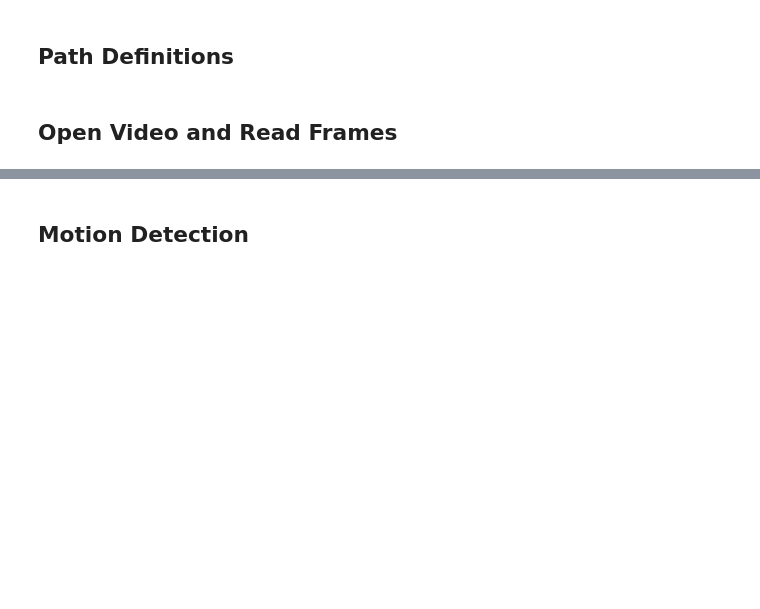
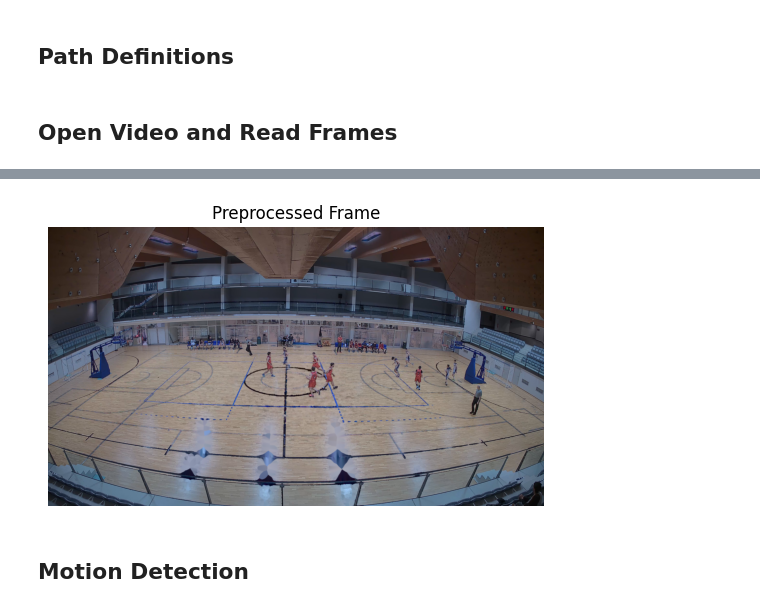
Before and after one commit to 446f6e6e79/player-tracking-in-sports, a Jupyter notebook: notebook.ipynb, the cells around one changed output, grey strips where cells are left out. Saved outputs shown, nothing was run; the diff lists cells and outputs as text; code cells hidden in the pictures; blank space fills up the shorter version.

Commit message:
First attempt for image pre and post processing

```diff
--- a/notebook.ipynb
+++ b/notebook.ipynb
@@ -42,3 +46,10 @@ show_hist(frames_color[0], title="cam_13 - histogram")
+# %%
+# Function to remove reflections and shadows from the motion masks
+refined_frames_color = remove_reflections([frames_color[0]], sat_threshold=80, val_threshold=180, inpaint_radius=5)
+
+show_image(refined_frames_color[0], title="Preprocessed Frame")
+# %% [output]
+[figure, added]
 # %% [markdown]
 ## Motion Detection
 # %% [markdown]
```
Also changed, not shown: parts of 9 cells of this notebook, 2 other files.
